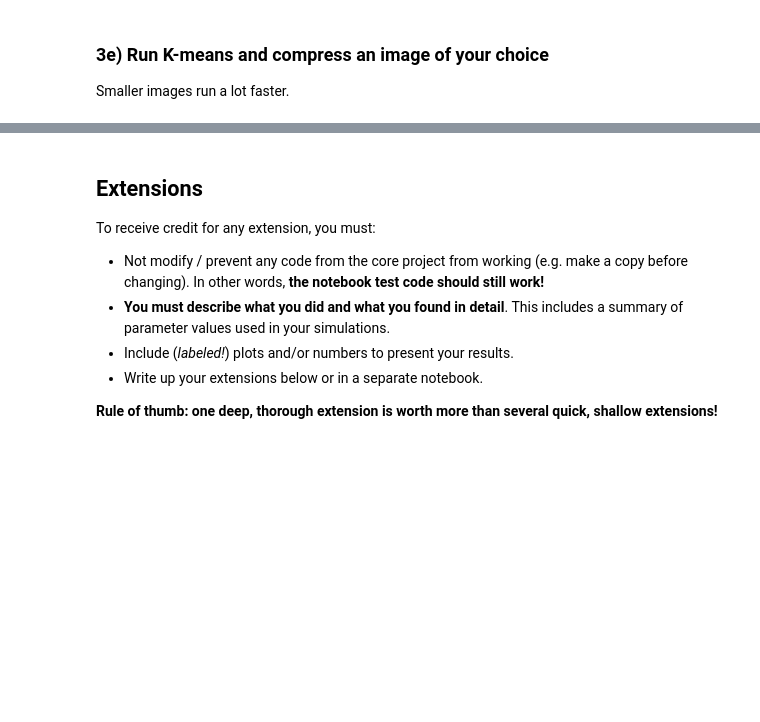
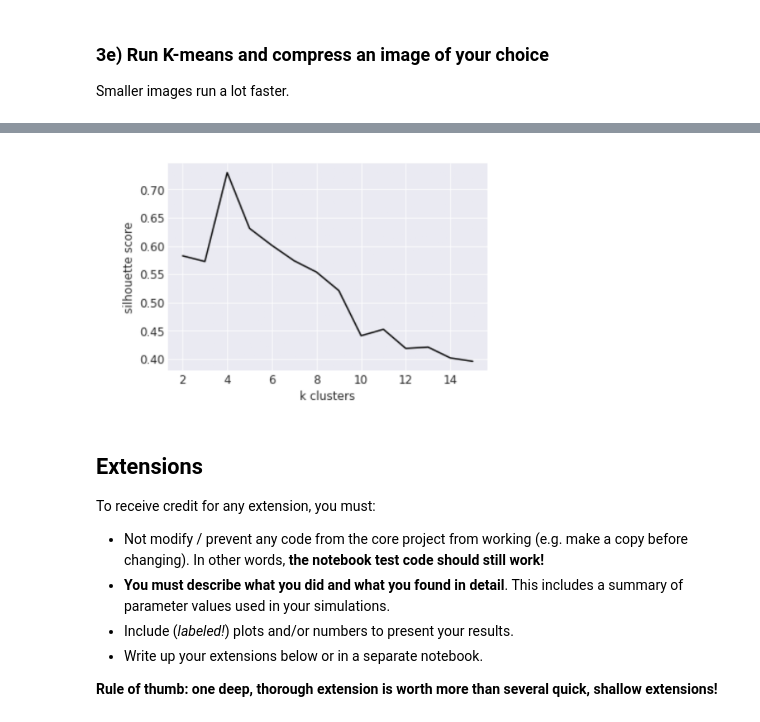
Before and after one commit to sam-munoz/ColbyCSLabs, a Jupyter notebook: CS252 - Mathematical Data Analysis and Visualization/project_05/kmeans.ipynb, the cells around one changed output, grey strips where cells are left out. Cells and saved outputs as stored; diff of their text form; code cells hidden in the pictures; blank space fills up the shorter version.

```diff
--- a/CS252 - Mathematical Data Analysis and Visualization/project_05/kmeans.ipynb
+++ b/CS252 - Mathematical Data Analysis and Visualization/project_05/kmeans.ipynb
@@ -487,3 +527,19 @@ print(five_blobs.average_silhouette_score())
+# %%
+# the computation above takes a really long time to run (~5-10 minutes!) In the case that you invoke the command
+# "run all [cells]", the cell will not produce a graph for a while. To ensure that you have a plot look at, below
+# is a screen shot of the plot that would be produced by the command above
+
+# read plot
+plot = imread("data/Plot.png")
+
+# display plot
+plt.imshow(plot)
+plt.xticks([])
+plt.yticks([])
+plt.rcParams["figure.figsize"] = (7, 7)
+plt.show()
+# %% [output]
+[figure, added]
 # %% [markdown]
 ## Extensions
 
```
Also changed, not shown: parts of 29 cells of this notebook, 1 other file.
